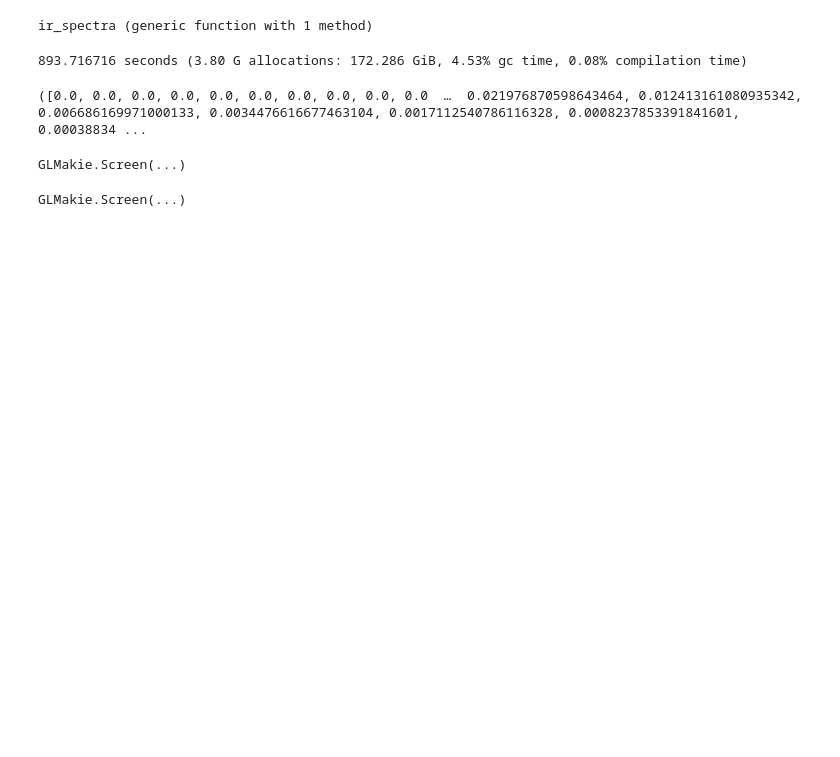
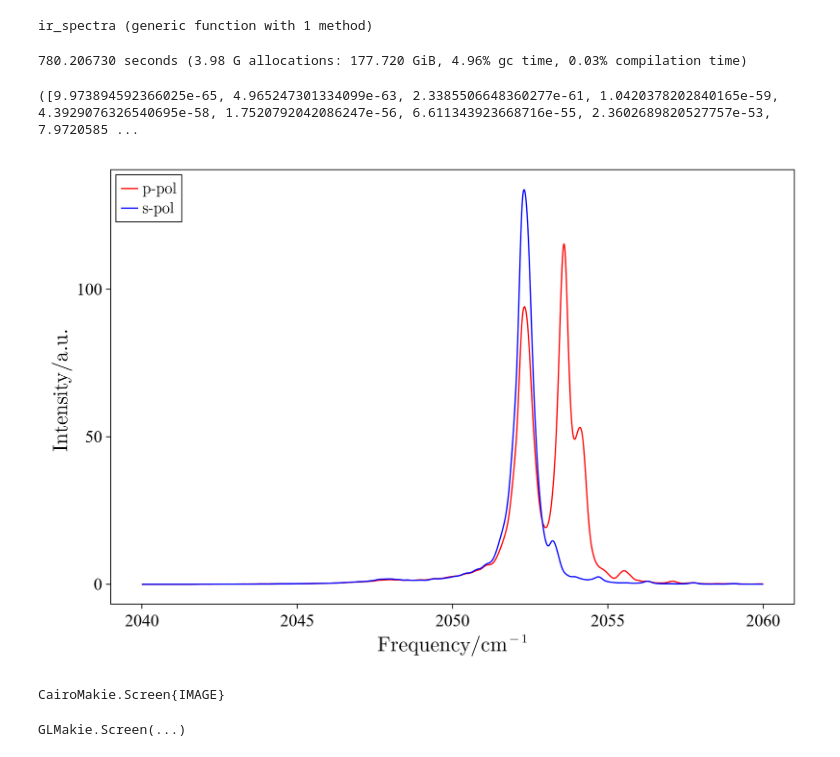
Before and after one commit to achoudh/alpha_CO_IR, a Jupyter notebook: alpha_CO_V1.ipynb, the cells around one changed output. Cells and saved outputs as stored; diff of their text form; code cells hidden in the pictures; blank space fills up the shorter version.

```diff
--- a/alpha_CO_V1.ipynb
+++ b/alpha_CO_V1.ipynb
@@ -18,27 +21,36 @@ ir_spectra (generic function with 1 method)
 ν0 = 2050.0
 νk::Vector{Float64} = collect(ν0- range :step:ν0 + range)
 nmols_ml = 4*nx*ny*nz
-
-@time ipda, isda, ip, is = ir_spectra(νk, eu, com_ol, Δν)
+Random.seed!(1234)
+num = sign.(rand(nmols_ml) .- 0.5)
+num .* eu
+@time ipda, isda, ip, is = ir_spectra(νk,  com_ol, Δν)
 # %% [output]
-893.716716 seconds (3.80 G allocations: 172.286 GiB, 4.53% gc time, 0.08% compilation time)
+780.206730 seconds (3.98 G allocations: 177.720 GiB, 4.96% gc time, 0.03% compilation time)
-([0.0, 0.0, 0.0, 0.0, 0.0, 0.0, 0.0, 0.0, 0.0, 0.0  …  0.021976870598643464, 0.012413161080935342, 0.006686169971000133, 0.0034476616677463104, 0.0017112540786116328, 0.0008237853391841601, 0.00038834 ...
+([9.973894592366025e-65, 4.965247301334099e-63, 2.3385506648360277e-61, 1.0420378202840165e-59, 4.3929076326540695e-58, 1.7520792042086247e-56, 6.611343923668716e-55, 2.3602689820527757e-53, 7.9720585 ...
 # %%
-# CairoMakie.activate!()
-GLMakie.activate!()
+CairoMakie.activate!()
+# GLMakie.activate!()
+fig = Figure(size=(900, 600))
 
-fig = Figure()
-ax = Axis(fig[1, 1], xgridvisible = false, ygridvisible = false)
+ax = Axis(fig[1,1], xlabel = L"Frequency/cm$^{-1}$", ylabel = L"Intensity/a.u. $ $", xgridvisible = false, ygridvisible = false)
+ax.xlabelsize, ax.ylabelsize  = 24, 24
+ax.xticklabelfont, ax.yticklabelfont = "Times New Roman", "Times New Roman"
+ax.xticklabelsize, ax.yticklabelsize = 20, 20
+
 α = 0*degrees
 ipda_α = (cos(α))^2 .* ipda + (sin(α))^2 .* isda
 isda_α = (cos(α))^2 .* isda + (sin(α))^2 .* ipda
 
-lines!(ax, νk, ipda)
-lines!(ax, νk, isda)
+lines!(ax, νk, ipda, color=:red, label = L"p-pol$ $")
+lines!(ax, νk, isda, color=:blue, label = L"s-pol$ $")
+
+axislegend(ax, labelsize = 18, position=:lt)
 DataInspector(fig)
 display(fig)
 # %% [output]
+[figure, added]
-GLMakie.Screen(...)
+CairoMakie.Screen{IMAGE}
 # %%
 GLMakie.activate!()
 
```
Also changed, not shown: parts of 4 cells of this notebook, 1 other file.
